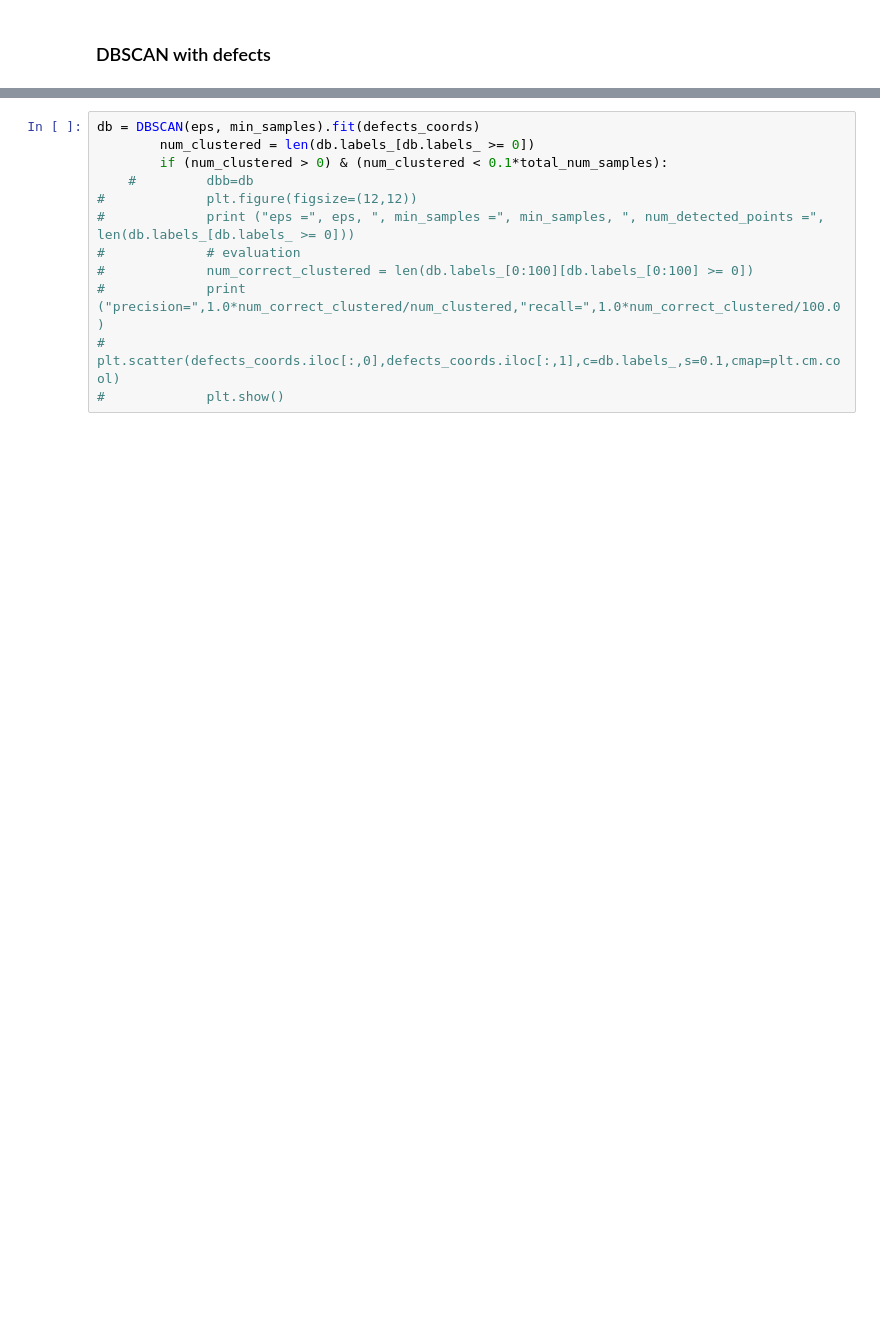
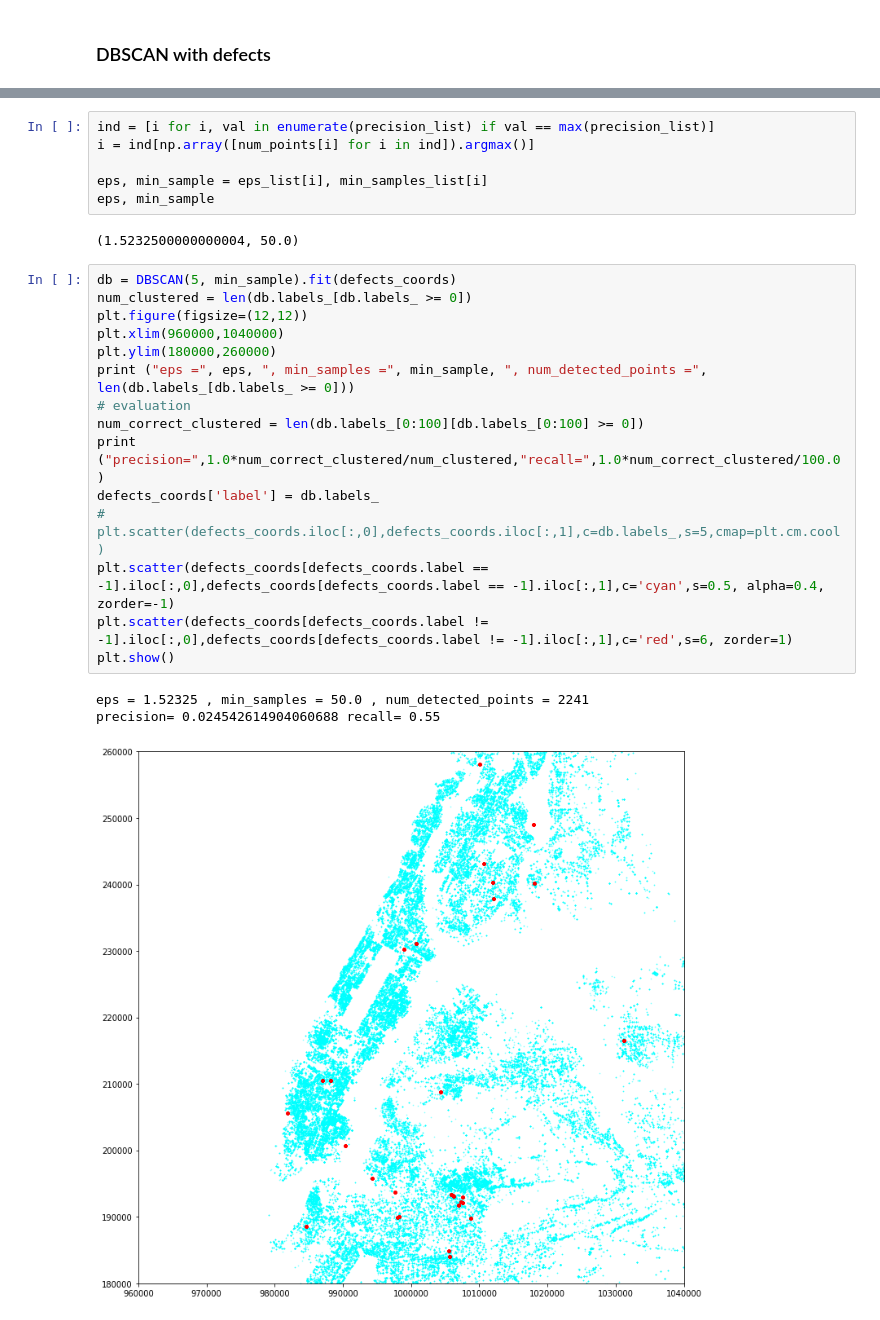
Before and after one commit to cyrusblankinship/NYC_Boiler_Defect_Prediction, a Jupyter notebook: Data_Exploration-DBSCAN.ipynb, the cells around one changed output, grey strips where cells are left out. Cells and saved outputs as stored; diff of their text form; blank space fills up the shorter version.

Commit message:
Updates to DBSCAN

```diff
--- a/Data_Exploration-DBSCAN.ipynb
+++ b/Data_Exploration-DBSCAN.ipynb
@@ -80,12 +86,27 @@ print((end-start).total_seconds())
+# %%
+ind = [i for i, val in enumerate(precision_list) if val == max(precision_list)]
+i = ind[np.array([num_points[i] for i in ind]).argmax()]
+
+eps, min_sample = eps_list[i], min_samples_list[i]
+eps, min_sample
+# %% [output]
+(1.5232500000000004, 50.0)
 # %%
-db = DBSCAN(eps, min_samples).fit(defects_coords)
-        num_clustered = len(db.labels_[db.labels_ >= 0])
-        if (num_clustered > 0) & (num_clustered < 0.1*total_num_samples):
-    #         dbb=db
-#             plt.figure(figsize=(12,12))
-#             print ("eps =", eps, ", min_samples =", min_samples, ", num_detected_points =", len(db.labels_[db.labels_ >= 0]))
-#             # evaluation
-#             num_correct_clustered = len(db.labels_[0:100][db.labels_[0:100] >= 0])
-#             print ("precision=",1.0*num_correct_clustered/num_clustered,"recall=",1.0*num_correct_clustered/100.0)
-#             plt.scatter(defects_coords.iloc[:,0],defects_coords.iloc[:,1],c=db.labels_,s=0.1,cmap=plt.cm.cool)
-#             plt.show()
+db = DBSCAN(5, min_sample).fit(defects_coords)
+num_clustered = len(db.labels_[db.labels_ >= 0])
+plt.figure(figsize=(12,12))
+plt.xlim(960000,1040000)
+plt.ylim(180000,260000)
+print ("eps =", eps, ", min_samples =", min_sample, ", num_detected_points =", len(db.labels_[db.labels_ >= 0]))
+# evaluation
+num_correct_clustered = len(db.labels_[0:100][db.labels_[0:100] >= 0])
+print ("precision=",1.0*num_correct_clustered/num_clustered,"recall=",1.0*num_correct_clustered/100.0)
+defects_coords['label'] = db.labels_
+# plt.scatter(defects_coords.iloc[:,0],defects_coords.iloc[:,1],c=db.labels_,s=5,cmap=plt.cm.cool)
+plt.scatter(defects_coords[defects_coords.label == -1].iloc[:,0],defects_coords[defects_coords.label == -1].iloc[:,1],c='cyan',s=0.5, alpha=0.4, zorder=-1)
+plt.scatter(defects_coords[defects_coords.label != -1].iloc[:,0],defects_coords[defects_coords.label != -1].iloc[:,1],c='red',s=6, zorder=1)
+plt.show()
+# %% [output]
+eps = 1.52325 , min_samples = 50.0 , num_detected_points = 2241
+precision= 0.024542614904060688 recall= 0.55
+[figure, added]
```
Also changed, not shown: parts of 7 cells of this notebook.
